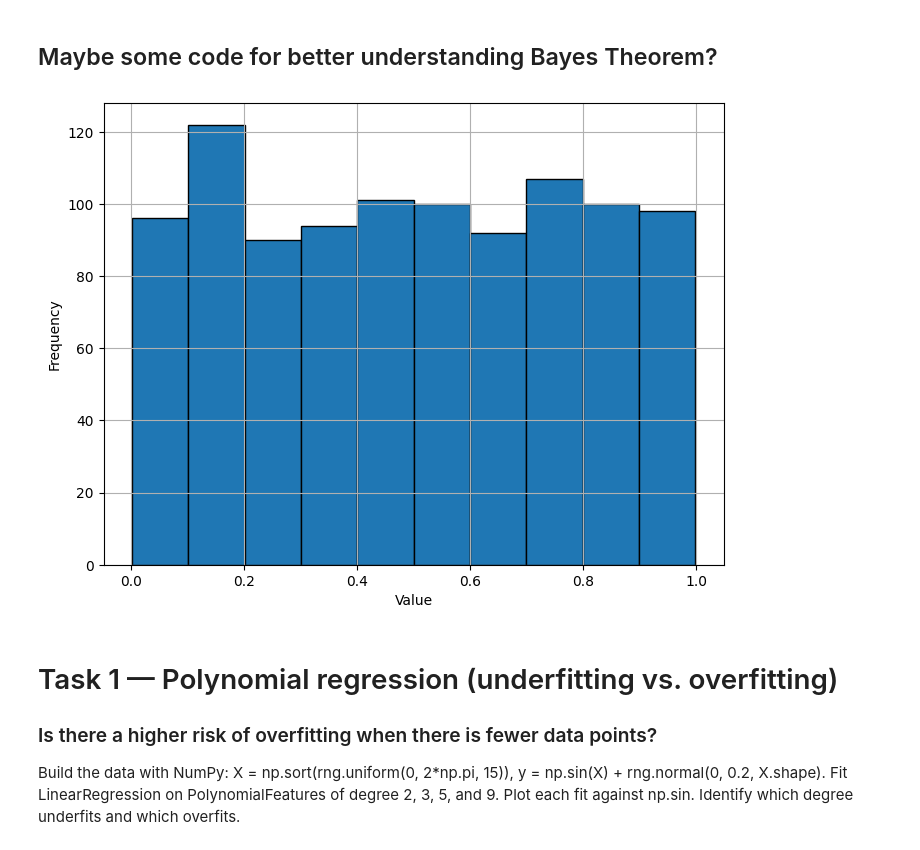
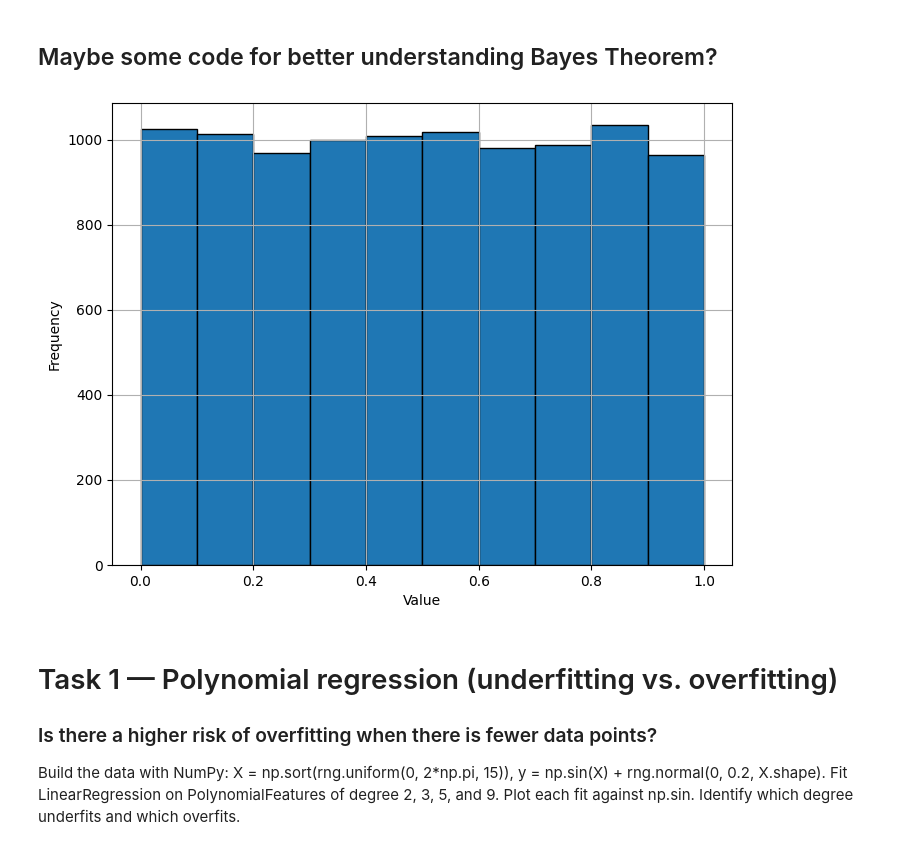
Before and after one commit to Louis-codes/TUM_cognitive_systems, a Jupyter notebook: 01_machine_learning.ipynb, the cells around one changed output. Cells and saved outputs as stored; diff of their text form; code cells hidden in the pictures.

```diff
--- a/01_machine_learning.ipynb
+++ b/01_machine_learning.ipynb
@@ -13,26 +13,26 @@ from sklearn.model_selection import train_test_split
 # %%
 rng = np.random.default_rng(42) # instance of numpy generator object
 # %%
-random_numbers = rng.random(1000) # uniform distribution
+random_numbers = rng.random(10000) # uniform distribution
 
 """
 rng.normal(loc=mean, scale=standard_deviation, size)
 rng.uniform(low, high, size) or rng.random(size)
 rng.exponential(scale=average_wait_time, size)
 ################## Discrete ##################
 rng.binomial(n=number_of_trials, p=probability_of_success, size)
 rng.poisson(lam=average_events_per_interval, size)
 rng.integers(low, high, size)
 """
 
 plt.figure(figsize=(8, 6))
 plt.hist(random_numbers, bins=10, edgecolor='black')
 plt.xlabel('Value')
 plt.ylabel('Frequency')
 plt.grid(True)
 plt.show()
 # %% [output]
-[figure, old version]
+[figure, new version]
 # %% [markdown]
 # Task 1 — Polynomial regression (underfitting vs. overfitting)
 ### Is there a higher risk of overfitting when there is fewer data points?
```
Also changed, not shown: parts of 1 cell of this notebook.
